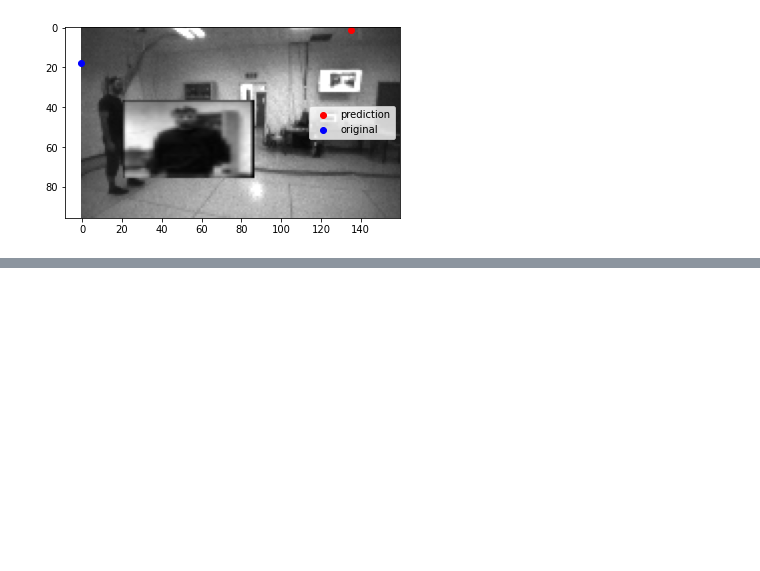
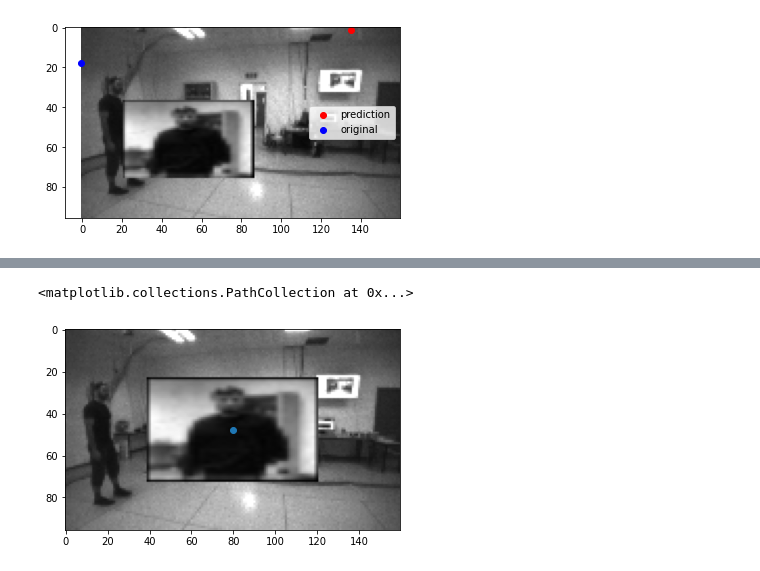
Before and after one commit to natalieh235/flying_adversarial_patch, a Jupyter notebook: misc/custom_patch.ipynb, the cells around one changed output, grey strips where cells are left out. Cells and saved outputs as stored; diff of their text form; code cells hidden in the pictures; blank space fills up the shorter version.

```diff
--- a/misc/custom_patch.ipynb
+++ b/misc/custom_patch.ipynb
@@ -336,0 +385,6 @@ plt.savefig(path+'untargeted_placed.jpg', dpi=200)
+# %%
+rotation_matrix = torch.zeros((2,2))
+rotation_matrix[0,0] = 0.5
+rotation_matrix[1,1] = 0.5
+transformation_matrix = torch.cat([rotation_matrix, translation_vector.unsqueeze(0)]).mT
+transformation_matrix = transformation_matrix.unsqueeze(0)
@@ -336,0 +396,2 @@ plt.savefig(path+'untargeted_placed.jpg', dpi=200)
+# %%
+zero_image = place_patch(img.unsqueeze(0), custom_patch.unsqueeze(0).unsqueeze(0), transformation_matrix)
@@ -336,0 +402,6 @@ plt.savefig(path+'untargeted_placed.jpg', dpi=200)
+# %%
+plt.imshow(zero_image[0][0].detach().numpy(), cmap='gray')
+plt.scatter(80, 48)
+# %% [output]
+<matplotlib.collections.PathCollection at 0x...>
+[figure, added]
```
Also changed, not shown: parts of 14 cells of this notebook.
